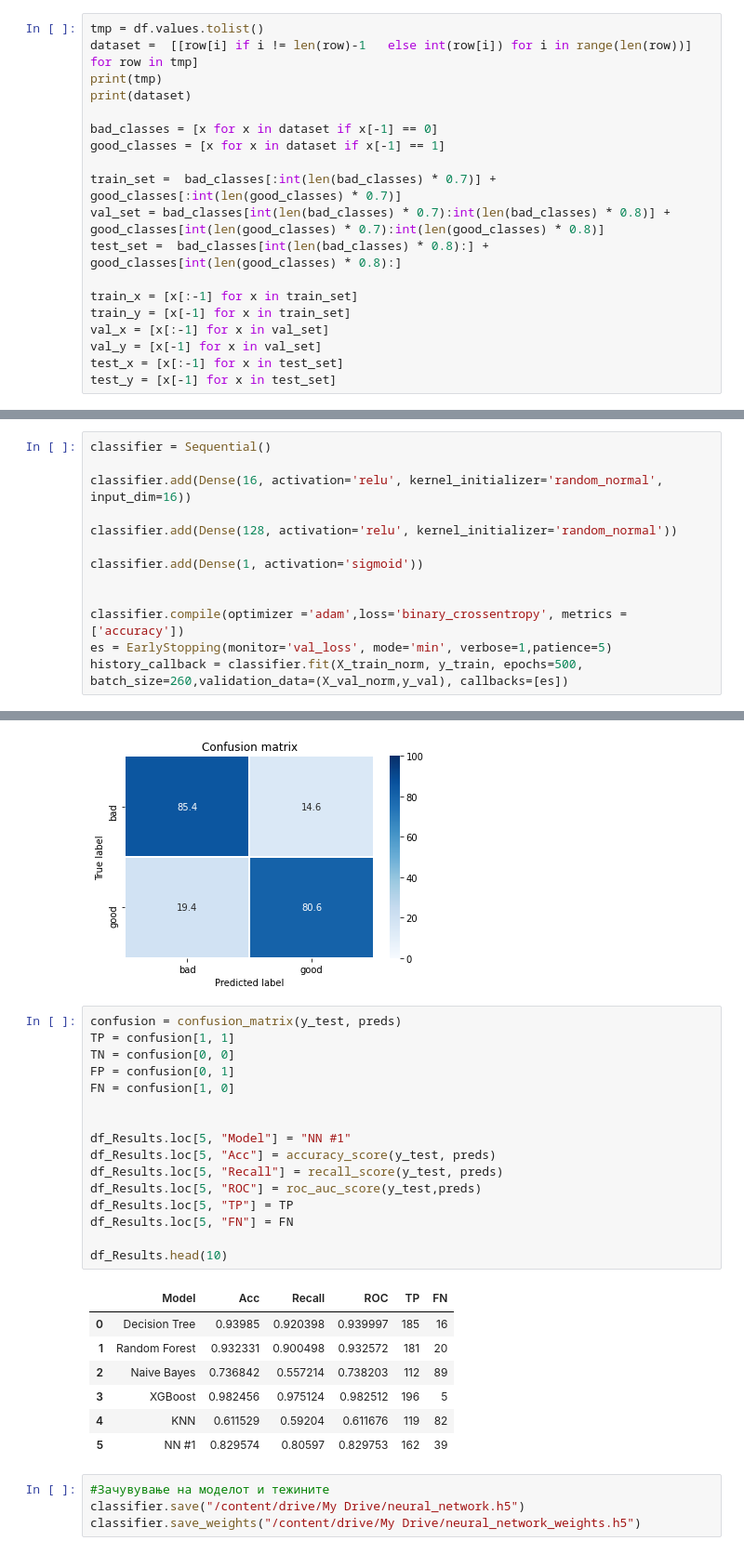
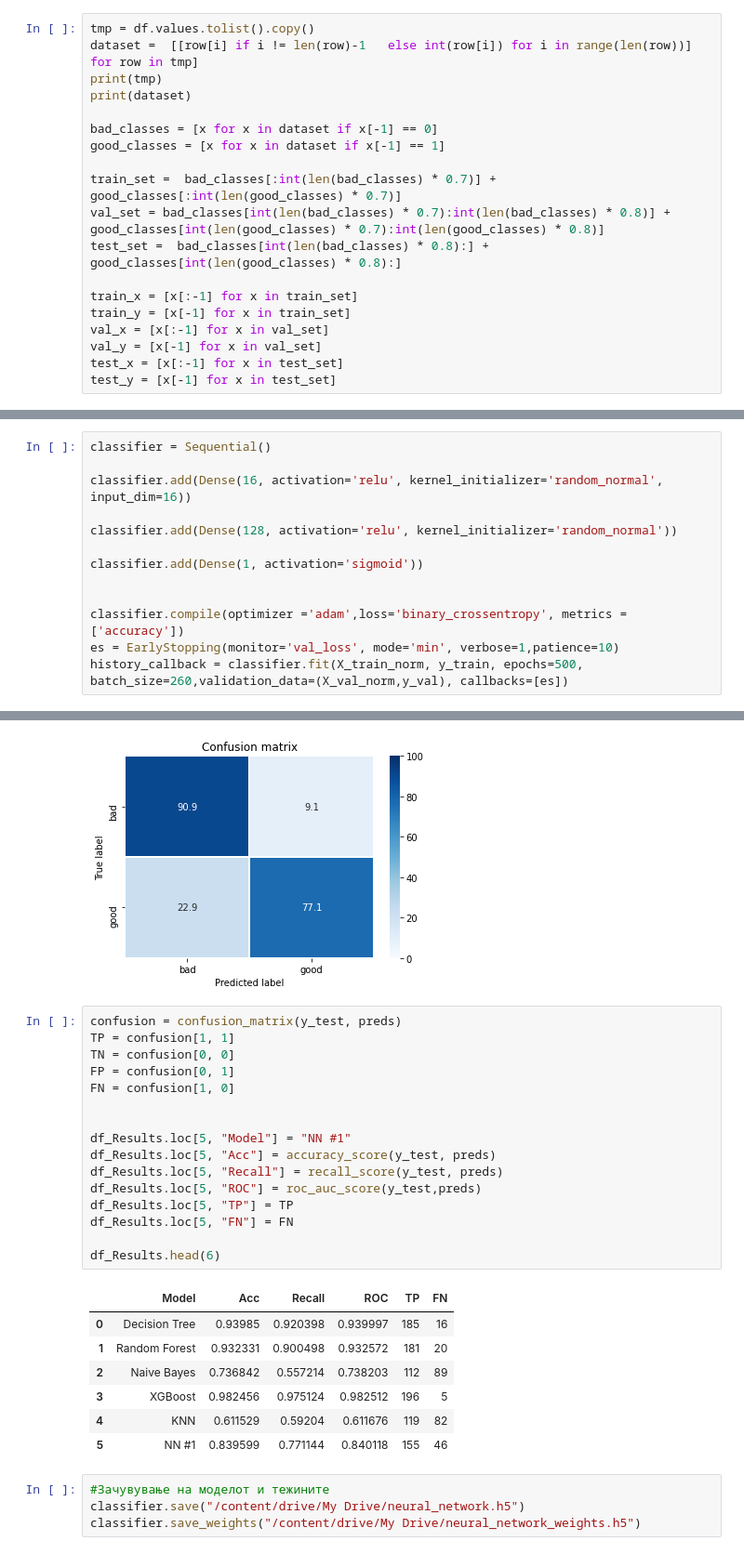
Before and after one commit to MKrezheska/data-mining-project, a Jupyter notebook: 4_Models_extra.ipynb, the cells around one changed output, grey strips where cells are left out. Shown at 93% size. Saved outputs shown, nothing was run; the diff lists cells and outputs as text.

```diff
--- a/4_Models_extra.ipynb
+++ b/4_Models_extra.ipynb
@@ -107,4 +107,4 @@ df.head(1991)
     а последните 20% од секоја од класите се дел од тестирачкото множество.
     На крај се прави shuffle на множествата (заедно со соодветните лабели).
 # %%
-tmp = df.values.tolist()
+tmp = df.values.tolist().copy()
@@ -574,7 +574,7 @@ classifier.add(Dense(1, activation='sigmoid'))
 
 
 classifier.compile(optimizer ='adam',loss='binary_crossentropy', metrics =['accuracy'])
-es = EarlyStopping(monitor='val_loss', mode='min', verbose=1,patience=5)
+es = EarlyStopping(monitor='val_loss', mode='min', verbose=1,patience=10)
 history_callback = classifier.fit(X_train_norm, y_train, epochs=500, batch_size=260,validation_data=(X_val_norm,y_val), callbacks=[es])
 # %% [output]
 Epoch 1/500
@@ -693,27 +666,27 @@ g.plot()
 # %%
 confusion = confusion_matrix(y_test, preds)
 TP = confusion[1, 1]
 TN = confusion[0, 0]
 FP = confusion[0, 1]
 FN = confusion[1, 0]
 
 
 df_Results.loc[5, "Model"] = "NN #1"
 df_Results.loc[5, "Acc"] = accuracy_score(y_test, preds)
 df_Results.loc[5, "Recall"] = recall_score(y_test, preds)
 df_Results.loc[5, "ROC"] = roc_auc_score(y_test,preds)
 df_Results.loc[5, "TP"] = TP
 df_Results.loc[5, "FN"] = FN
 
-df_Results.head(10)
+df_Results.head(6)
 # %% [output]
 |  | Model | Acc | Recall | ROC | TP | FN |
 | 0 | Decision Tree | 0.93985 | 0.920398 | 0.939997 | 185 | 16 |
 | 1 | Random Forest | 0.932331 | 0.900498 | 0.932572 | 181 | 20 |
 | 2 | Naive Bayes | 0.736842 | 0.557214 | 0.738203 | 112 | 89 |
 | 3 | XGBoost | 0.982456 | 0.975124 | 0.982512 | 196 | 5 |
 | 4 | KNN | 0.611529 | 0.59204 | 0.611676 | 119 | 82 |
-| 5 | NN #1 | 0.829574 | 0.80597 | 0.829753 | 162 | 39 |
+| 5 | NN #1 | 0.839599 | 0.771144 | 0.840118 | 155 | 46 |
 # %%
 #Зачувување на моделот и тежините
 classifier.save("/content/drive/My Drive/neural_network.h5")
```
Also changed, not shown: parts of 9 cells of this notebook.
